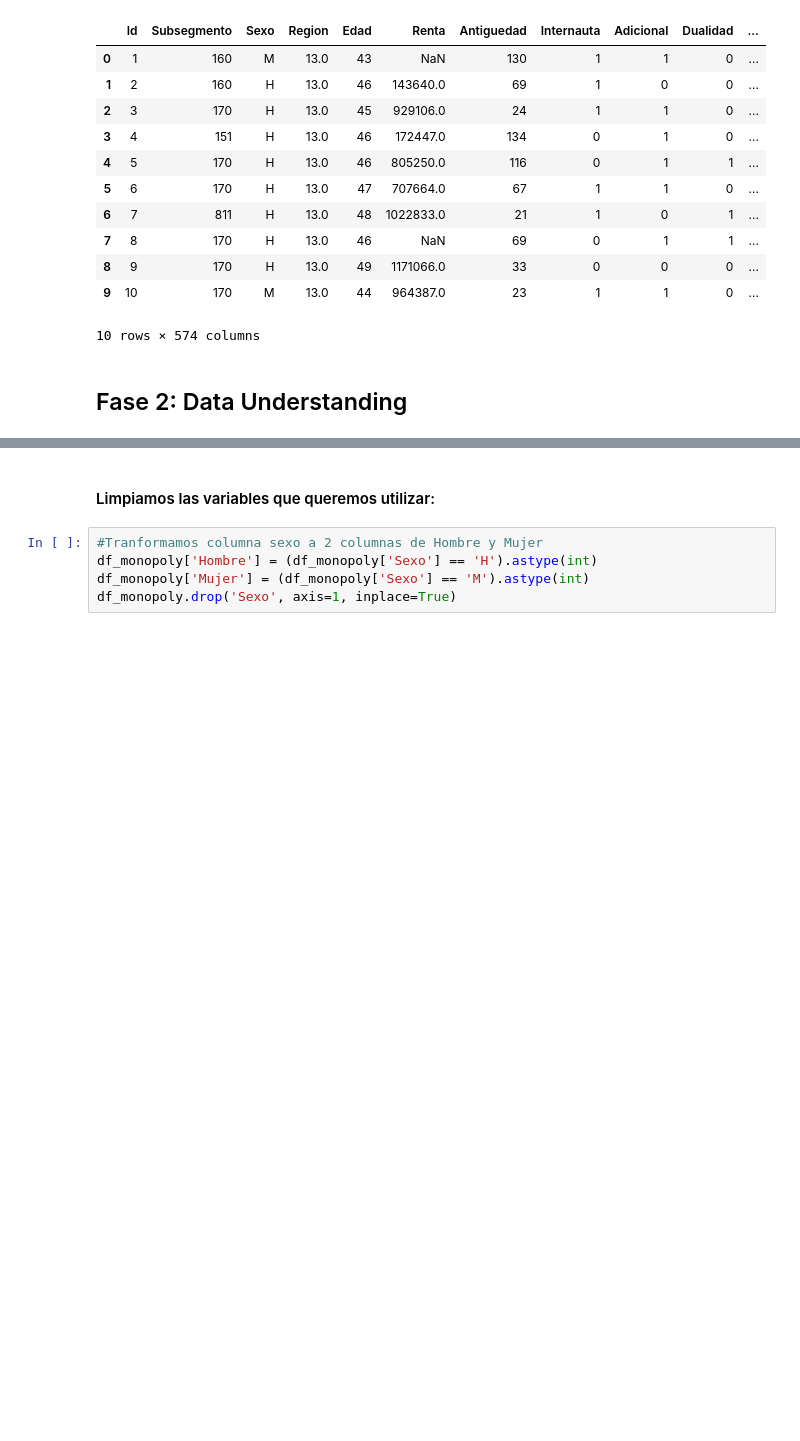
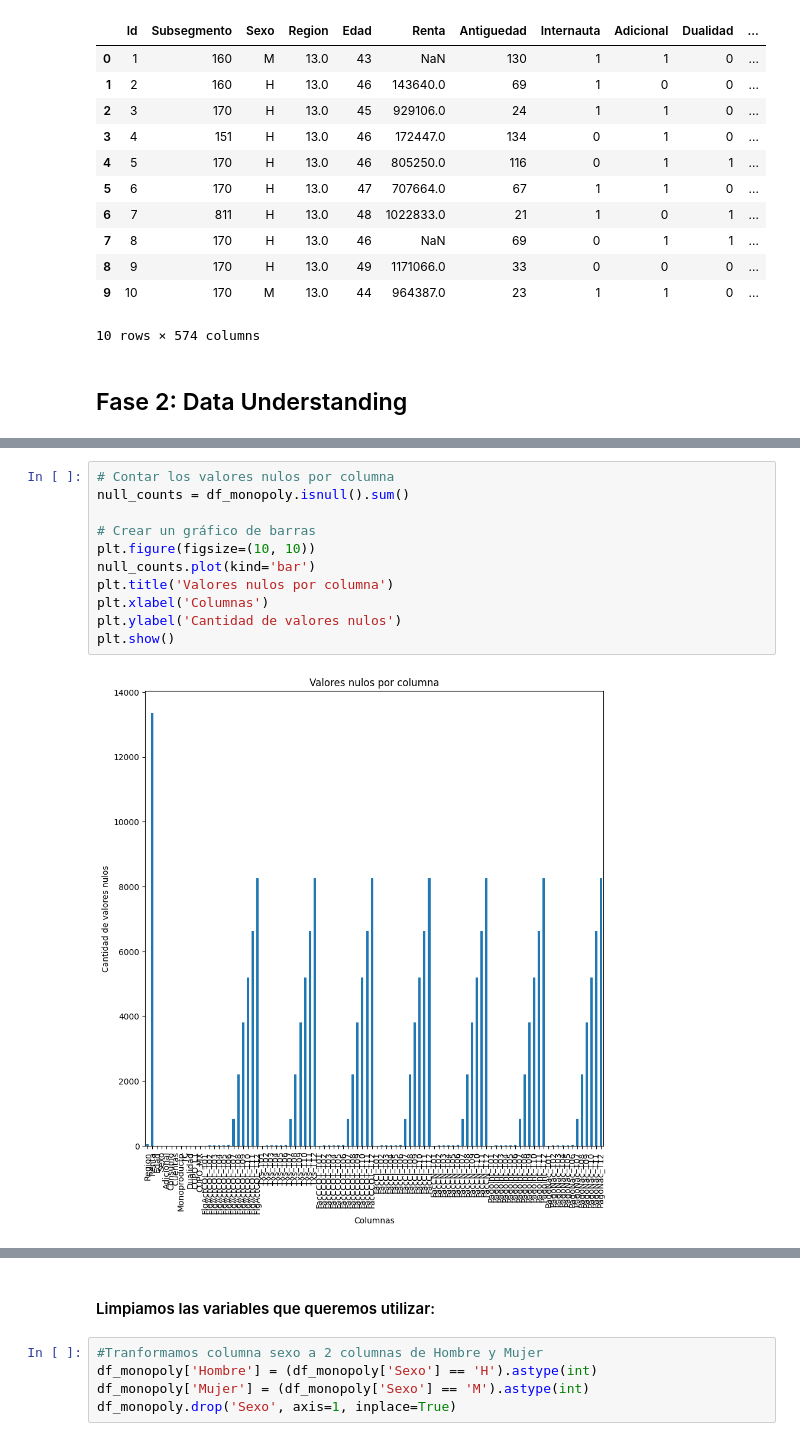
Before and after one commit to Ekronec/Machine-Learning, a Jupyter notebook: Evaluaciones/Besa_Duran_Astrosa_Final.ipynb, the cells around one changed output, grey strips where cells are left out. Cells and saved outputs as stored; diff of their text form; blank space fills up the shorter version.

```diff
--- a/Evaluaciones/Besa_Duran_Astrosa_Final.ipynb
+++ b/Evaluaciones/Besa_Duran_Astrosa_Final.ipynb
@@ -132,0 +141,13 @@ Length: 72, dtype: int64
+# %%
+# Contar los valores nulos por columna
+null_counts = df_monopoly.isnull().sum()
+
+# Crear un gráfico de barras
+plt.figure(figsize=(10, 10))
+null_counts.plot(kind='bar')
+plt.title('Valores nulos por columna')
+plt.xlabel('Columnas')
+plt.ylabel('Cantidad de valores nulos')
+plt.show()
+# %% [output]
+[figure, added]
```
Also changed, not shown: parts of 41 cells of this notebook, 1 other file.
